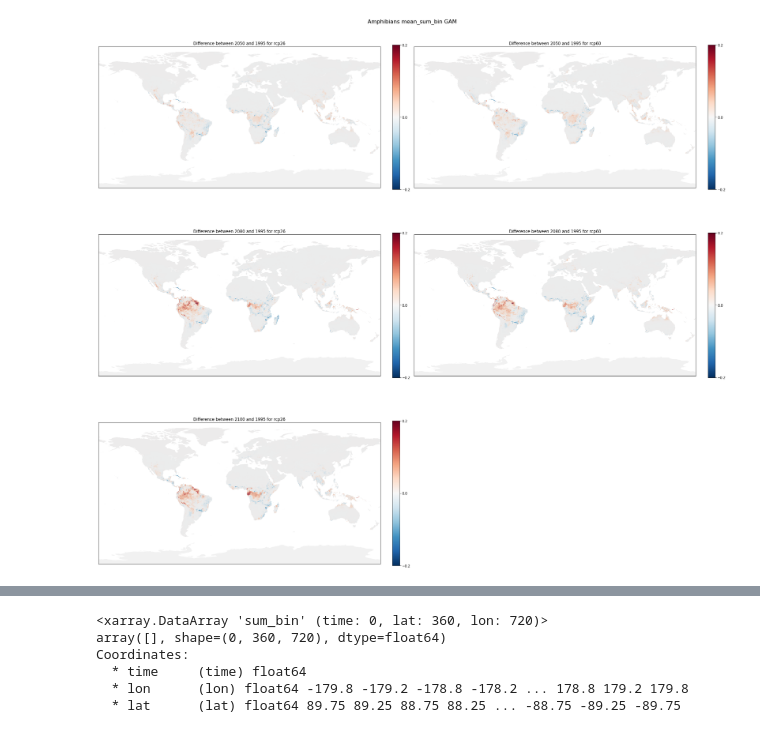
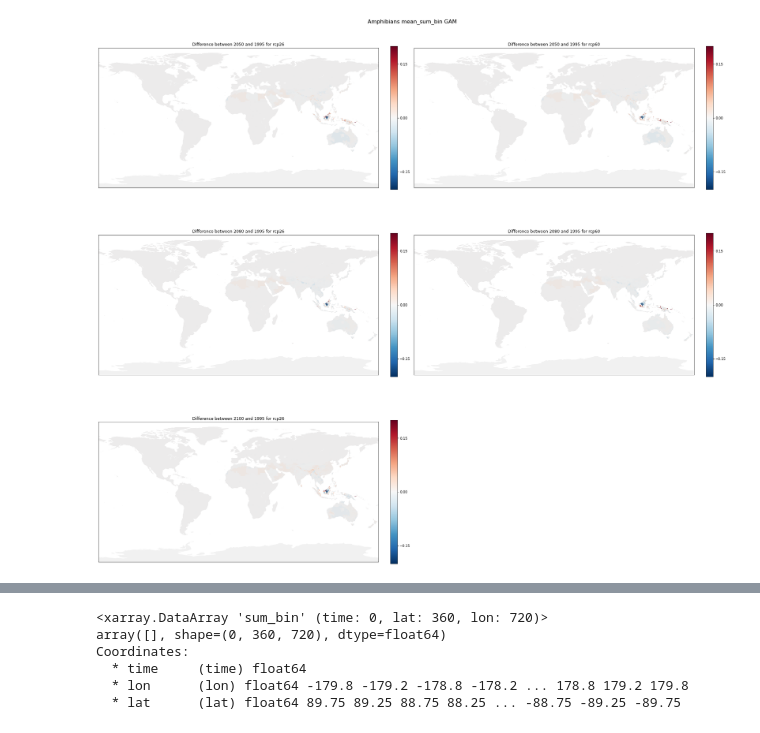
Before and after one commit to wyssacademy-unibe-ch/climate_Hari_etal_BioscenComb, a Jupyter notebook: functions/plts_new.ipynb, the cells around one changed output, grey strips where cells are left out. Cells and saved outputs as stored; diff of their text form; code cells hidden in the pictures.

```diff
--- a/functions/plts_new.ipynb
+++ b/functions/plts_new.ipynb
@@ -31,7 +32,7 @@ available_file = os.listdir(dir_species)
 available_names = [x.split("_[1146].nc")[0] for x in available_file]
 
 
-species_names = available_names[:50]
+species_names = available_names[:1]
 # %%
 #newvalue
 
@@ -154,7 +201,8 @@ def calculate_mean(time, model, netcdf_path_format, is_historical=False, scenari
 historical_time = 1146
 future_times = [35, 65, 85]
 scenarios = ["rcp26", "rcp60"]
-
+model="GBM"
+model_names = ['GFDL-ESM2M', 'IPSL-CM5A-LR', 'HadGEM2-ES', 'MIROC5']
 netcdf_path_format_future = "/storage/scratch/users/ch21o450/data/LandClim_Output/{}/Amphibians/{}/{}/{}_[{}].nc"
 netcdf_path_format_hist = "/storage/scratch/users/ch21o450/data/LandClim_Output/{}/Amphibians/EWEMBI/{}_[{}].nc"
 
@@ -162,38 +210,48 @@ mean_hist = calculate_mean(historical_time, model, netcdf_path_format_hist, is_h
 fig, axes = plt.subplots(nrows=3, ncols=2, figsize=(26, 24), subplot_kw={'projection': ccrs.PlateCarree()})
 
 cmap = matplotlib.colors.ListedColormap(['white', 'green'])
+countries = gpd.read_file(
+              gpd.datasets.get_path("naturalearth_lowres"))
 
 plot_idx = 0
 year_indices = {1146: '1995', 35: '2050', 65: '2080', 85: '2100'}
 for future_time in future_times:
+    if future_time == 35 or future_time == 65:
+        model_names = ['GFDL-ESM2M', 'IPSL-CM5A-LR', 'HadGEM2-ES', 'MIROC5']
+        scenarios = ["rcp26", "rcp60"]
+    elif future_time == 85:
+        model_names = ['IPSL-CM5A-LR', 'HadGEM2-ES', 'MIROC5']
+        scenarios = ["rcp26"]
+
     for scenario in scenarios:
         if future_time == 85 and scenario == "rcp60":
             continue
+
 
         mean_future = calculate_mean(future_time, model, netcdf_path_format_future, is_historical=False, scenario=scenario)
 
         # Select the 0th time slice in mean_future and mean_hist data arrays
         mean_future_slice = mean_future.isel(time=0)
         mean_hist_slice = mean_hist.isel(time=0)
 
         difference = mean_future_slice - mean_hist_slice
         ax = axes.flatten()[plot_idx]
         im = difference.plot(ax=ax, transform=ccrs.PlateCarree(), cmap="RdBu_r", add_colorbar=False, vmin=-0.2, vmax=0.2)
 
         countries.plot(ax=ax, color="lightgray", zorder=1, alpha=0.3)
         ax.set_title(f"Difference between {year_indices[future_time]} and {year_indices[historical_time]} for {scenario}")
 
         cbar = plt.colorbar(im, ax=ax, fraction=0.024, pad=0.04)
-        cbar.set_ticks([-0.2, 0, 0.2])
+        cbar.set_ticks([-0.15, 0, 0.15])
 
         plot_idx += 1
 
 # Hide the last (empty) subplot
 axes.flatten()[-1].set_visible(False)
 plt.suptitle('Amphibians mean_sum_bin GAM', size=16)
 
 plt.tight_layout()
 plt.show()
 # %% [output]
-[figure, old version]
+[figure, new version]
 # %%
```
Also changed, not shown: parts of 5 cells of this notebook.
